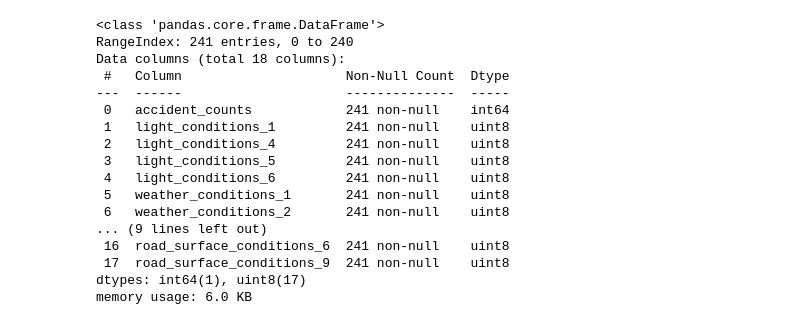
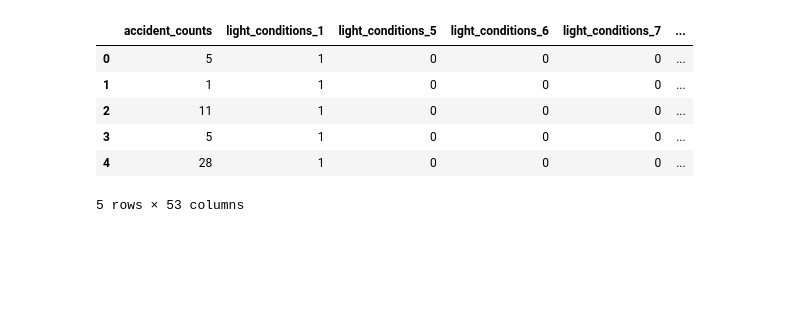
Before and after one commit to X-Fan-Jack/CASA05_quantitative_methods, a Jupyter notebook: qm_presentation_Multiple_Regression.ipynb, the cells around one changed output. Cells and saved outputs as stored; diff of their text form; code cells hidden in the pictures; blank space fills up the shorter version.

```diff
--- a/qm_presentation_Multiple_Regression.ipynb
+++ b/qm_presentation_Multiple_Regression.ipynb
@@ -119,23 +196,13 @@ memory usage: 6.7 KB
 # %%
 # drop some value
-accident_final = accident_numeric.drop(["light_conditions_7", "weather_conditions_7", "road_surface_conditions_7"], axis=1)
+accident_final = accident_numeric.drop(dorp_list, axis=1)
 # double check the result
-accident_final.info()
+accident_final.head()
 # %% [output]
+|  | accident_counts | light_conditions_1 | light_conditions_5 | light_conditions_6 | light_conditions_7 | ... |
+| 0 | 5 | 1 | 0 | 0 | 0 | ... |
+| 1 | 1 | 1 | 0 | 0 | 0 | ... |
+| 2 | 11 | 1 | 0 | 0 | 0 | ... |
+| 3 | 5 | 1 | 0 | 0 | 0 | ... |
+| 4 | 28 | 1 | 0 | 0 | 0 | ... |
-<class 'pandas.core.frame.DataFrame'>
-RangeIndex: 241 entries, 0 to 240
-Data columns (total 18 columns):
- #   Column                     Non-Null Count  Dtype
----  ------                     --------------  -----
- 0   accident_counts            241 non-null    int64
- 1   light_conditions_1         241 non-null    uint8
- 2   light_conditions_4         241 non-null    uint8
- 3   light_conditions_5         241 non-null    uint8
- 4   light_conditions_6         241 non-null    uint8
- 5   weather_conditions_1       241 non-null    uint8
- 6   weather_conditions_2       241 non-null    uint8
-... (9 lines left out)
- 16  road_surface_conditions_6  241 non-null    uint8
- 17  road_surface_conditions_9  241 non-null    uint8
-dtypes: int64(1), uint8(17)
-memory usage: 6.0 KB
+5 rows × 53 columns
```
Also changed, not shown: parts of 19 cells of this notebook.
